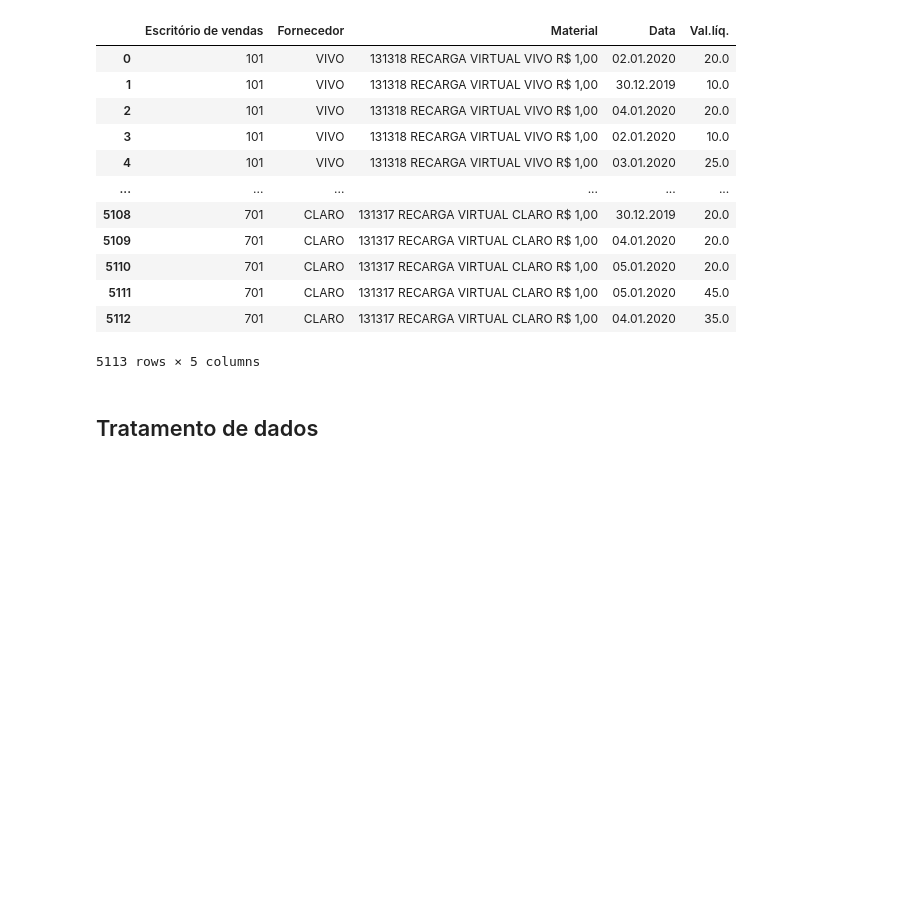
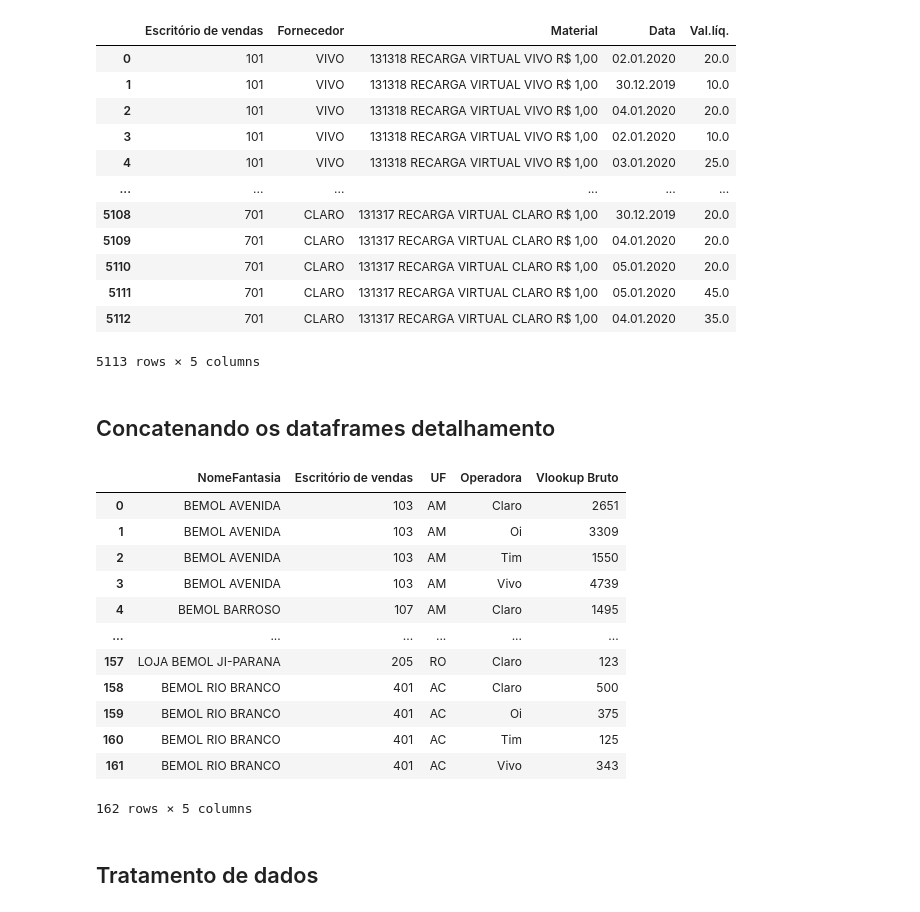
Before and after one commit to userddssilva/curso_fundamentos_de_manipulacao_e_analise_de_dados, a Jupyter notebook: desafio_final.ipynb, the cells around one changed output. Cells and saved outputs as stored; diff of their text form; code cells hidden in the pictures; blank space fills up the shorter version.

```diff
--- a/desafio_final.ipynb
+++ b/desafio_final.ipynb
@@ -28,8 +32,8 @@ Escritório de vendas|Fornecedor|Material|Data|Val.líq.
 101|VIVO|131318             RECARGA VIRTUAL VIVO R$ 1,00|04.01.2020|20.0
 101|VIVO|131318             RECARGA VIRTUAL VIVO R$ 1,00|02.01.2020|10.0
 # %%
-df_detalhamento = pd.read_excel('detalhamento_m4u.xlsx', skiprows=1)
-df_detalhamento
+df_detalhamento_am = pd.read_excel('detalhamento_m4u.xlsx', sheet_name="AM", skiprows=1)
+df_detalhamento_am
 # %% [output]
 |  | NomeFantasia | Escritório de vendas | UF | Operadora | Vlookup Bruto |
 | 0 | BEMOL AVENIDA | 103 | AM | Claro | 2651 |
@@ -44,3 +48,6 @@ df_detalhamento
 | 124 | BEMOL TORQUATO | 500 | AM | Tim | 560 |
 | 125 | BEMOL TORQUATO | 500 | AM | Vivo | 3751 |
 126 rows × 5 columns
+# %%
+df_detalhamento_rr = pd.read_excel('detalhamento_m4u.xlsx', sheet_name="RR", skiprows=1)
+df_detalhamento_rr
@@ -61,6 +108,29 @@ df_sap
 | 5111 | 701 | CLARO | 131317 RECARGA VIRTUAL CLARO R$ 1,00 | 05.01.2020 | 45.0 |
 | 5112 | 701 | CLARO | 131317 RECARGA VIRTUAL CLARO R$ 1,00 | 04.01.2020 | 35.0 |
 5113 rows × 5 columns
+# %% [markdown]
+## Concatenando os dataframes detalhamento
+# %%
+df_detalhamento = pd.concat([df_detalhamento_am,
+                             df_detalhamento_rr,
+                             df_detalhamento_ro,
+                             df_detalhamento_ac], ignore_index=True)
+
+df_detalhamento
+# %% [output]
+|  | NomeFantasia | Escritório de vendas | UF | Operadora | Vlookup Bruto |
+| 0 | BEMOL AVENIDA | 103 | AM | Claro | 2651 |
+| 1 | BEMOL AVENIDA | 103 | AM | Oi | 3309 |
+| 2 | BEMOL AVENIDA | 103 | AM | Tim | 1550 |
+| 3 | BEMOL AVENIDA | 103 | AM | Vivo | 4739 |
+| 4 | BEMOL BARROSO | 107 | AM | Claro | 1495 |
+| ... | ... | ... | ... | ... | ... |
+| 157 | LOJA BEMOL JI-PARANA | 205 | RO | Claro | 123 |
+| 158 | BEMOL RIO BRANCO | 401 | AC | Claro | 500 |
+| 159 | BEMOL RIO BRANCO | 401 | AC | Oi | 375 |
+| 160 | BEMOL RIO BRANCO | 401 | AC | Tim | 125 |
+| 161 | BEMOL RIO BRANCO | 401 | AC | Vivo | 343 |
+162 rows × 5 columns
 # %% [markdown]
 ## Tratamento de dados
 # %% [markdown]
```
Also changed, not shown: parts of 12 cells of this notebook, 1 other file.
